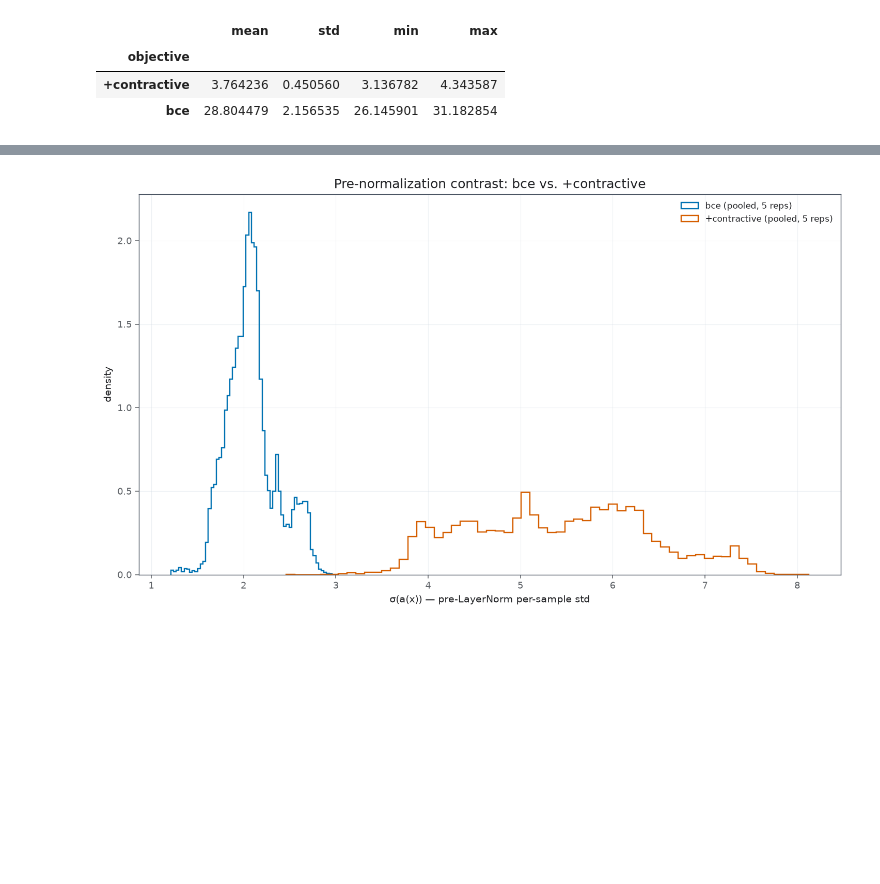
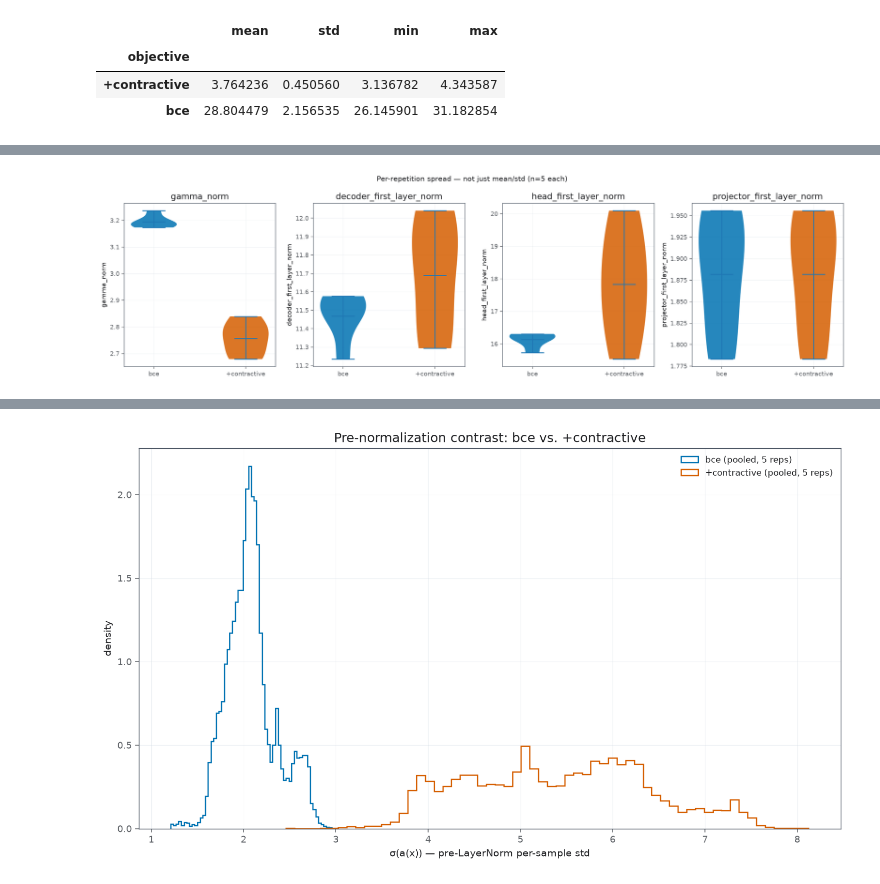
Before and after one commit to maxi7524/MSIAutoEncoderWrapper, a Jupyter notebook: assets/experiments/08_26/23_08_26_architecture_predictive/notebooks/part_4_contractive_verification.ipynb, the cells around one changed output, grey strips where cells are left out. Cells and saved outputs as stored; diff of their text form; code cells hidden in the pictures; blank space fills up the shorter version.

```diff
--- a/assets/experiments/08_26/23_08_26_architecture_predictive/notebooks/part_4_contractive_verification.ipynb
+++ b/assets/experiments/08_26/23_08_26_architecture_predictive/notebooks/part_4_contractive_verification.ipynb
@@ -271,4 +397,24 @@ norm_frame.groupby("objective")[["gamma_norm", "decoder_first_layer_norm", "head
 | objective |  |  |  |  |  |  | ... |
 | +contractive | 2.756735 | 0.064292 | 11.689077 | 0.321902 | 17.828764 | 1.770193 | ... |
 | bce | 3.195202 | 0.024368 | 11.467314 | 0.135851 | 16.133923 | 0.236756 | ... |
+# %%
+metric_names = ["gamma_norm", "decoder_first_layer_norm", "head_first_layer_norm", "projector_first_layer_norm"]
+objectives = list(GRID_ID_BY_OBJECTIVE)
+labels = [OBJECTIVE_LABELS[objective] for objective in objectives]
+
+figure, axes = plt.subplots(1, len(metric_names), figsize=(4.0 * len(metric_names), 4.5), dpi=theme.figure_dpi)
+for axis, metric_name in zip(axes, metric_names):
+    samples = [norm_frame.loc[norm_frame["objective"] == label, metric_name] for label in labels]
+    parts = axis.violinplot(samples, showmeans=True, showextrema=True)
+    for body, index in zip(parts["bodies"], range(len(labels))):
+        body.set_facecolor(theme.color_for_model(labels[index], index))
+        body.set_alpha(theme.primary_alpha)
+    axis.set_xticks(range(1, len(labels) + 1))
+    axis.set_xticklabels(labels)
+    axis.set(ylabel=metric_name, title=metric_name)
+    axis.grid(theme.grid_visible, alpha=theme.grid_alpha)
+figure.suptitle("Per-repetition spread — not just mean/std (n=5 each)", fontsize=11)
+figure.tight_layout()
+# %% [output]
+[figure, added]
 # %% [markdown]
```
Also changed, not shown: parts of 9 cells of this notebook, 34 other files.
